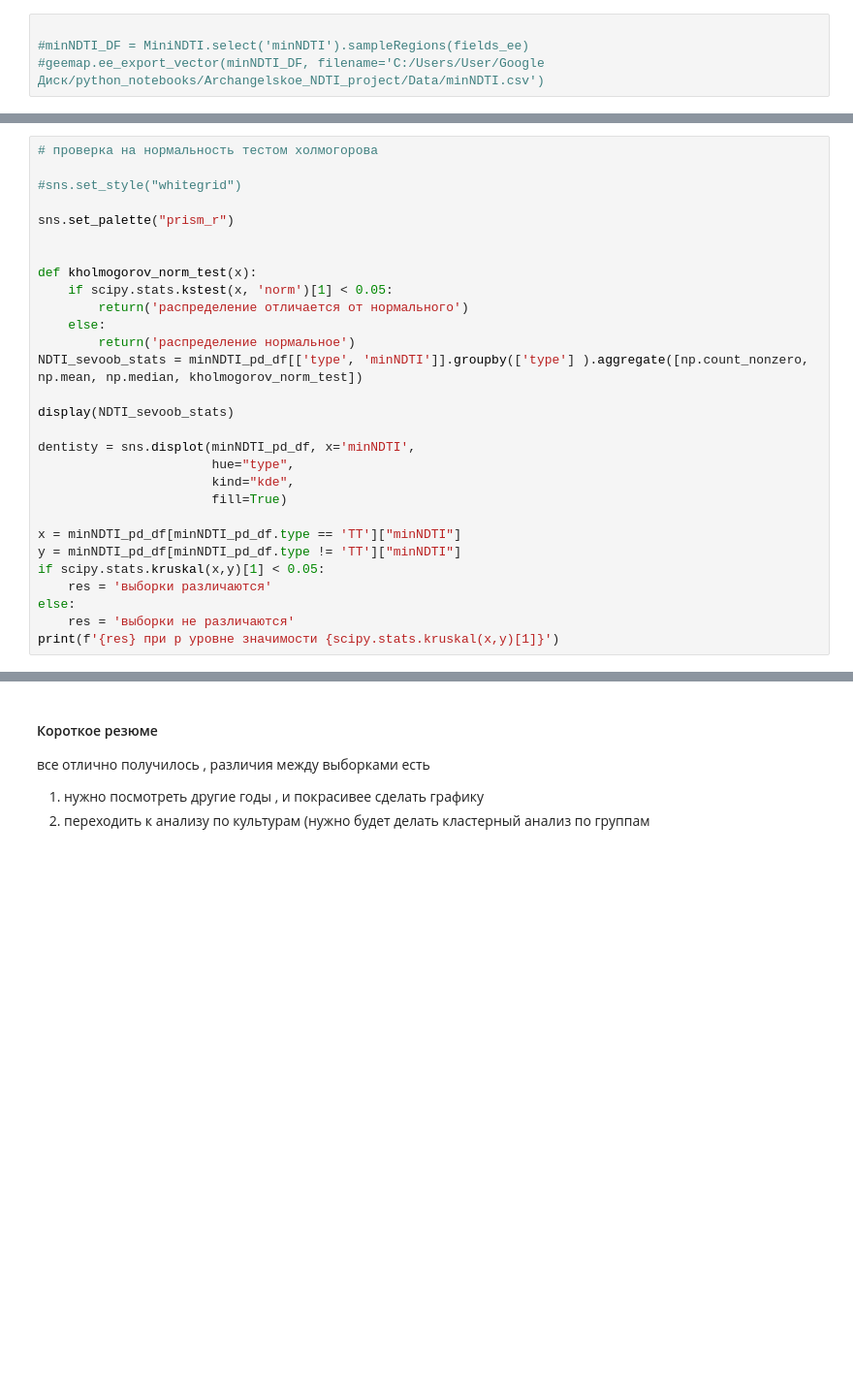
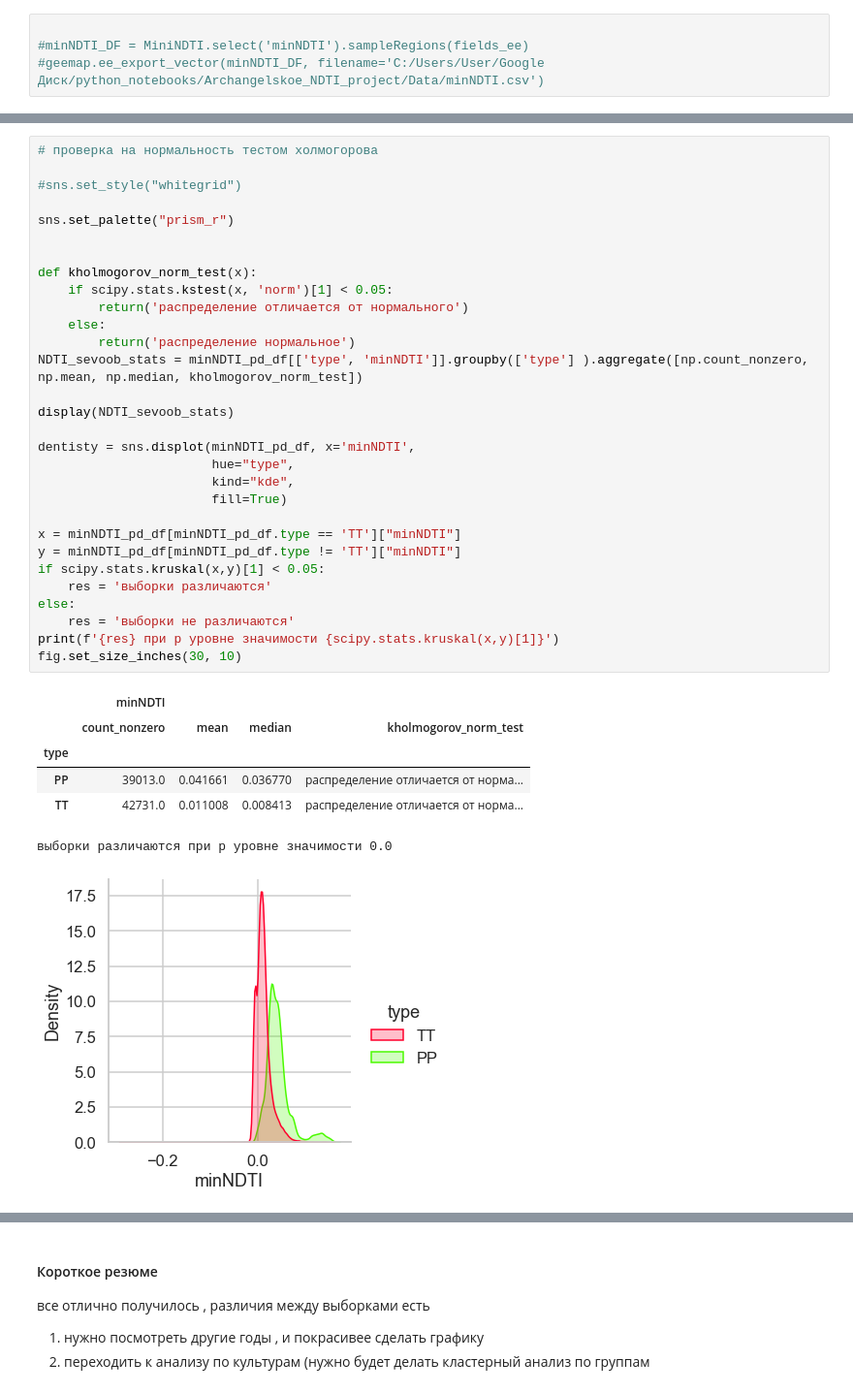
Before and after one commit to hukitoc94/Archangelskoe_NDTI_project, a Jupyter notebook: arhchan_project.ipynb, the cells around one changed output, grey strips where cells are left out. Shown at 97% size. Saved outputs shown, nothing was run; the diff lists cells and outputs as text; blank space fills up the shorter version.

```diff
--- a/arhchan_project.ipynb
+++ b/arhchan_project.ipynb
@@ -117,29 +133,38 @@ minNDTI_pd_df
 # %%
 # проверка на нормальность тестом холмогорова
 
 #sns.set_style("whitegrid")
 
 sns.set_palette("prism_r")
 
 
 def kholmogorov_norm_test(x):
     if scipy.stats.kstest(x, 'norm')[1] < 0.05:
         return('распределение отличается от нормального')
     else:
         return('распределение нормальное')
 NDTI_sevoob_stats = minNDTI_pd_df[['type', 'minNDTI']].groupby(['type'] ).aggregate([np.count_nonzero, np.mean, np.median, kholmogorov_norm_test])
 
 display(NDTI_sevoob_stats)
 
 dentisty = sns.displot(minNDTI_pd_df, x='minNDTI',
                        hue="type",
                        kind="kde",
                        fill=True)
 
 x = minNDTI_pd_df[minNDTI_pd_df.type == 'TT']["minNDTI"]
 y = minNDTI_pd_df[minNDTI_pd_df.type != 'TT']["minNDTI"]
 if scipy.stats.kruskal(x,y)[1] < 0.05:
     res = 'выборки различаются'
 else:
     res = 'выборки не различаются'
 print(f'{res} при p уровне значимости {scipy.stats.kruskal(x,y)[1]}')
+fig.set_size_inches(30, 10)
+# %% [output]
+|  | minNDTI |  |  |  |
+|  | count_nonzero | mean | median | kholmogorov_norm_test |
+| type |  |  |  |  |
+| PP | 39013.0 | 0.041661 | 0.036770 | распределение отличается от норма... |
+| TT | 42731.0 | 0.011008 | 0.008413 | распределение отличается от норма... |
+выборки различаются при p уровне значимости 0.0
+[figure, added]
```
Also changed, not shown: parts of 12 cells of this notebook.
